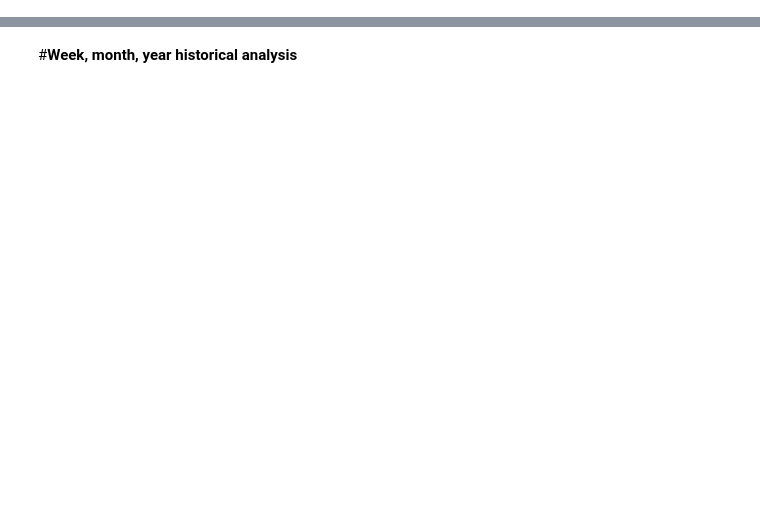
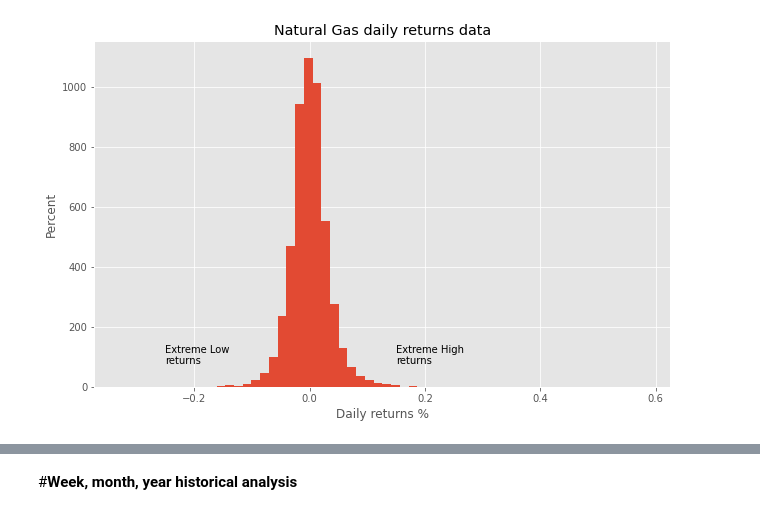
Before and after one commit to saritmaitra/Natural-Gas-Prediction-Model, a Jupyter notebook: Sarit.ipynb, the cells around one changed output, grey strips where cells are left out. Saved outputs shown, nothing was run; the diff lists cells and outputs as text; code cells hidden in the pictures; blank space fills up the shorter version.

```diff
--- a/Sarit.ipynb
+++ b/Sarit.ipynb
@@ -1659,0 +127,6 @@ print(forecast_pred_1)
+# %%
+# Natural Gas continuous contract
+print('\033[4mNatural Gas continuous contract 1\033[0m')
+NG = quandl.get("CHRIS/CME_NG1", authtoken="LSQpgUzwJRoF667ZpzyL") # natural gas continuous contract 1
+NG = NG.loc['2000-01-01':,]
+#NG = NG.loc['2000-01-01':,['Open', 'High', 'Low', 'Last', 'Volume']]
@@ -1659,0 +296,93 @@ print(forecast_pred_1)
+# %%
+# Calculate the daily percentage change which is daily return
+#print('\033[1m' + 'daily percentage change' + '\033[1m')
+daily_ret = NG['Last'].pct_change().fillna(0)
+mean_return = daily_ret.mean()
+return_stdev = daily_ret.std()
+print('Average daily return:',   mean_return )
+print('Average Volatility:',  return_stdev)
+
+print ('Annualized average return of Natural Gas (Contract#1):', round(mean_return * 252,2))
+print('Annualized volatility of Natural Gas (Contract#1):', round(return_stdev * np.sqrt(252), 2))
+print('\n')
+
+
+#print('\033[4mStatistics summary\033[0m')
+#print(merge12.daily_ret.describe())
+#print('\n')
+
+#print('\033[4mCritical Values\033[0m')
+n = len(daily_ret)
+test_statistic = ((daily_ret.mean() - 0) / (daily_ret.std()/np.sqrt(n)))
+#print ('t test statistic: ', test_statistic)
+#print('\n')
+
+from scipy.stats import t
+p_val = 2 * (1 - t.cdf(test_statistic, n - 1))
+#print ('P-value is: ', p_val)
+#print('\n')
+
+from scipy.stats import chi2
+# Here we calculate the critical value directly because our df is too high for most chisquare tables
+crit_value = chi2.ppf(0.99, (n - 1))
+#print ('Critical value at α = 0.01 with 251 df: ', crit_value)
+#print('\n')
+
+# +/- %5 daily change distribution in Henry Hub gas prices
+#daily_ret.hist(bins=100, range = (-0.05, 0.05), figsize = (15,8))
+#plt.title('+/- 5% daily change distribution in Henry Hub gas prices')
+#plt.show()
+#print('\n')
+
+# Plot the distributions
+fig = plt.figure(figsize=(10,6))
+ax1 = fig.add_axes([0.1,0.1,0.8,0.8])
+daily_ret.plot.hist(bins = 60)
+ax1.set_xlabel("Daily returns %")
+ax1.set_ylabel("Percent")
+ax1.set_title("Natural Gas daily returns data")
+ax1.text(-0.25,75,"Extreme Low\nreturns")
+ax1.text(0.15,75,"Extreme High\nreturns")
+plt.show()
+print('\n')
+#print ('\033[1m' + 'Shapiro test: W-test, and P-value' + '\033[1m')
+#print(stats.shapiro(daily_ret))
+#print('\n')
+#print("Skewness, Kurtosis : ", daily_ret.skew(), daily_ret.kurtosis())
+#print('\n')
+#print("T-value P-value (two-tail)")
+#print(stats.ttest_1samp(daily_ret, 0.5))
+#print(stats.ttest_1samp(daily_ret, 0))
+#print('\n')
+
+print('\033[4mMaximum Drawdown\033[0m')
+
+# Using a trailing 186 trading day window
+window = 186
+
+# Calculate the max drawdown in the past window days for each day in the series.
+# using min_periods=1, we want to let the first 186 days data have an expanding window
+roll_max = NG['Last'].rolling(min_periods=1, window=window).max()
+
+# Calculate daily draw-down from rolling max
+daily_drawdown = NG['Last']/roll_max - 1.0
+print('\033[4mMaximum Daily Drawdown\033[0m')
+print(daily_drawdown)
+print('\n')
+
+# Next we calculate the minimum (negative) daily drawdown in that window.
+# using min_periods=1 to allow the expanding window
+print('\033[4mMin Daily Drawdown\033[0m')
+min_daily_drawdown = daily_drawdown.rolling(min_periods=1, window=window).min()
+print(min_daily_drawdown)
+print('\n')
+
+# Plot the results
+daily_drawdown.plot(figsize=(20,8))
+min_daily_drawdown.plot()
+#plt.title('Orange -> Daily running 186-day drawdown; Blue -> Max. experienced 186-day drawdown in the past year')
+plt.title('Maximum daily draw-down')
+plt.grid()
+plt.show()
+print('\n')
+# %% [output]
@@ -1659,0 +395 @@ print(forecast_pred_1)
+[figure, added]
```
Also changed, not shown: parts of 147 cells of this notebook.
